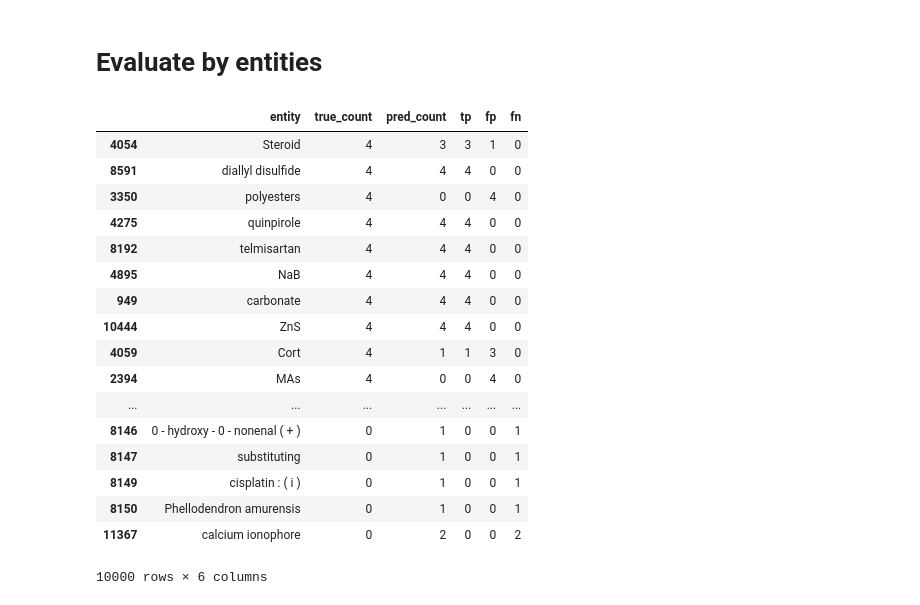
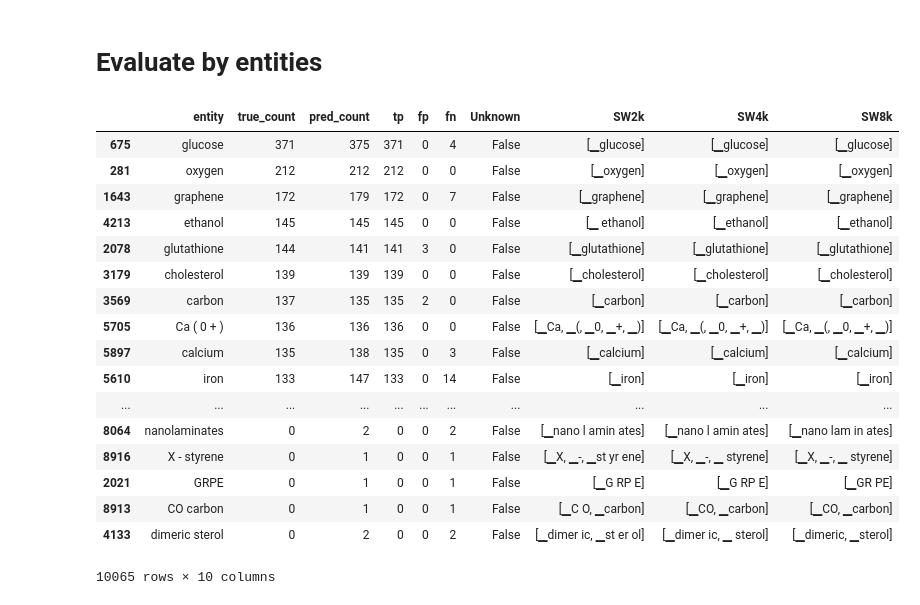
Before and after one commit to hiroto0227/SubwordSequenceLabeling, a Jupyter notebook: ner_test.ipynb, the cells around one changed output. Drawn from its saved outputs; the diff is of its cells as text; code cells hidden in the pictures.

Commit message:
Word + contextualSW + Char

```diff
--- a/ner_test.ipynb
+++ b/ner_test.ipynb
@@ -249,3 +254,4 @@ Batch: 350; Time(sec/batch): 0.2454; Loss: 7880.2236 Right: 90572.0, Total: 1005
 # %%
 word_dic.id2token = {v: k for k, v in word_dic.token2id.items()}
 char_dic.id2token = {v: k for k, v in char_dic.token2id.items()}
+seq_model.load_state_dict(torch.load("./Repository/NERModel/SW2k.4k.8k.2000k.NoLM.model"))
@@ -303,9 +314,10 @@ Precision: 0.7743296842773283, Recall: 0.8264919054392739, Fscore: 0.79956095083
 # %% [markdown]
 # Evaluate by entities
 # %%
+import pandas as pd
 true_entities = []
 true_entity = ""
-for i, (word, label) in enumerate(zip(word_seqs, true_seqs)):
+for i, (word, label) in enumerate(zip(original_word_seqs, true_seqs)):
     if label == "O":
         pass
     elif label == "B-CHEM" and not true_entity:
@@ -328,7 +340,7 @@ true_entity_counter = Counter(true_entities)
 
 pred_entities = []
 pred_entity = ""
-for i, (word, label) in enumerate(zip(word_seqs, pred_seqs)):
+for i, (word, label) in enumerate(zip(original_word_seqs, pred_seqs)):
     if label == "O":
         pass
     elif label == "B-CHEM" and not pred_entity:
@@ -348,3 +360,16 @@ for i, (word, label) in enumerate(zip(word_seqs, pred_seqs)):
         pred_entity = ""
     pre_label = label
 pred_entity_counter = Counter(pred_entities)
+
+results = {"entity": [], "true_count": [], "pred_count": [], "tp": [], "fp": [], "fn": []}
+for entity in set(true_entities) | set(pred_entities):
+    pred_count = pred_entity_counter.get(entity, 0)
+    true_count = true_entity_counter.get(entity, 0)
+    results["entity"].append(entity)
+    results["true_count"].append(true_count)
+    results["pred_count"].append(pred_count)
+    results["tp"].append(min(true_count, pred_count))
+    results["fp"].append(max(true_count - pred_count, 0))
+    results["fn"].append(max(pred_count - true_count, 0))
+
+df = pd.DataFrame(results).sort_values("true_count", ascending=False)
@@ -365,21 +376,27 @@ df = pd.DataFrame(results).sort_values("true_count", ascending=False)
+# %%
+all_word_set = word_dic.token2id.keys()
+df["Unknown"] = df.entity.map(lambda x: any([w not in all_word_set for w in x.split(" ")]))
+# %%
+for sp_id, sp in sps.items():
+    df[sp_id] = df.entity.map(lambda x: [" ".join(sp.tokenize(word)) for word in x.split(" ")])
 # %%
-df.tail(10000)
+df
 # %% [output]
-|  | entity | true_count | pred_count | tp | fp | fn |
-| 4054 | Steroid | 4 | 3 | 3 | 1 | 0 |
-| 8591 | diallyl disulfide | 4 | 4 | 4 | 0 | 0 |
-| 3350 | polyesters | 4 | 0 | 0 | 4 | 0 |
-| 4275 | quinpirole | 4 | 4 | 4 | 0 | 0 |
-| 8192 | telmisartan | 4 | 4 | 4 | 0 | 0 |
-| 4895 | NaB | 4 | 4 | 4 | 0 | 0 |
-| 949 | carbonate | 4 | 4 | 4 | 0 | 0 |
-| 10444 | ZnS | 4 | 4 | 4 | 0 | 0 |
-| 4059 | Cort | 4 | 1 | 1 | 3 | 0 |
-| 2394 | MAs | 4 | 0 | 0 | 4 | 0 |
-| ... | ... | ... | ... | ... | ... | ... |
-| 8146 | 0 - hydroxy - 0 - nonenal ( + ) | 0 | 1 | 0 | 0 | 1 |
-| 8147 | substituting | 0 | 1 | 0 | 0 | 1 |
-| 8149 | cisplatin : ( i ) | 0 | 1 | 0 | 0 | 1 |
-| 8150 | Phellodendron amurensis | 0 | 1 | 0 | 0 | 1 |
-| 11367 | calcium ionophore | 0 | 2 | 0 | 0 | 2 |
+|  | entity | true_count | pred_count | tp | fp | fn | Unknown | SW2k | SW4k | SW8k |
+| 675 | glucose | 371 | 375 | 371 | 0 | 4 | False | [▁glucose] | [▁glucose] | [▁glucose] |
+| 281 | oxygen | 212 | 212 | 212 | 0 | 0 | False | [▁oxygen] | [▁oxygen] | [▁oxygen] |
+| 1643 | graphene | 172 | 179 | 172 | 0 | 7 | False | [▁graphene] | [▁graphene] | [▁graphene] |
+| 4213 | ethanol | 145 | 145 | 145 | 0 | 0 | False | [▁ ethanol] | [▁ethanol] | [▁ethanol] |
+| 2078 | glutathione | 144 | 141 | 141 | 3 | 0 | False | [▁glutathione] | [▁glutathione] | [▁glutathione] |
+| 3179 | cholesterol | 139 | 139 | 139 | 0 | 0 | False | [▁cholesterol] | [▁cholesterol] | [▁cholesterol] |
+| 3569 | carbon | 137 | 135 | 135 | 2 | 0 | False | [▁carbon] | [▁carbon] | [▁carbon] |
+| 5705 | Ca ( 0 + ) | 136 | 136 | 136 | 0 | 0 | False | [▁Ca, ▁(, ▁0, ▁+, ▁)] | [▁Ca, ▁(, ▁0, ▁+, ▁)] | [▁Ca, ▁(, ▁0, ▁+, ▁)] |
+| 5897 | calcium | 135 | 138 | 135 | 0 | 3 | False | [▁calcium] | [▁calcium] | [▁calcium] |
+| 5610 | iron | 133 | 147 | 133 | 0 | 14 | False | [▁iron] | [▁iron] | [▁iron] |
+| ... | ... | ... | ... | ... | ... | ... | ... | ... | ... | ... |
+| 8064 | nanolaminates | 0 | 2 | 0 | 0 | 2 | False | [▁nano l amin ates] | [▁nano l amin ates] | [▁nano lam in ates] |
+| 8916 | X - styrene | 0 | 1 | 0 | 0 | 1 | False | [▁X, ▁-, ▁st yr ene] | [▁X, ▁-, ▁ styrene] | [▁X, ▁-, ▁ styrene] |
+| 2021 | GRPE | 0 | 1 | 0 | 0 | 1 | False | [▁G RP E] | [▁G RP E] | [▁GR PE] |
+| 8913 | CO carbon | 0 | 1 | 0 | 0 | 1 | False | [▁C O, ▁carbon] | [▁CO, ▁carbon] | [▁CO, ▁carbon] |
+| 4133 | dimeric sterol | 0 | 2 | 0 | 0 | 2 | False | [▁dimer ic, ▁st er ol] | [▁dimer ic, ▁ sterol] | [▁dimeric, ▁sterol] |
-10000 rows × 6 columns
+10065 rows × 10 columns
```
Also changed, not shown: parts of 15 cells of this notebook, 17 other files.
